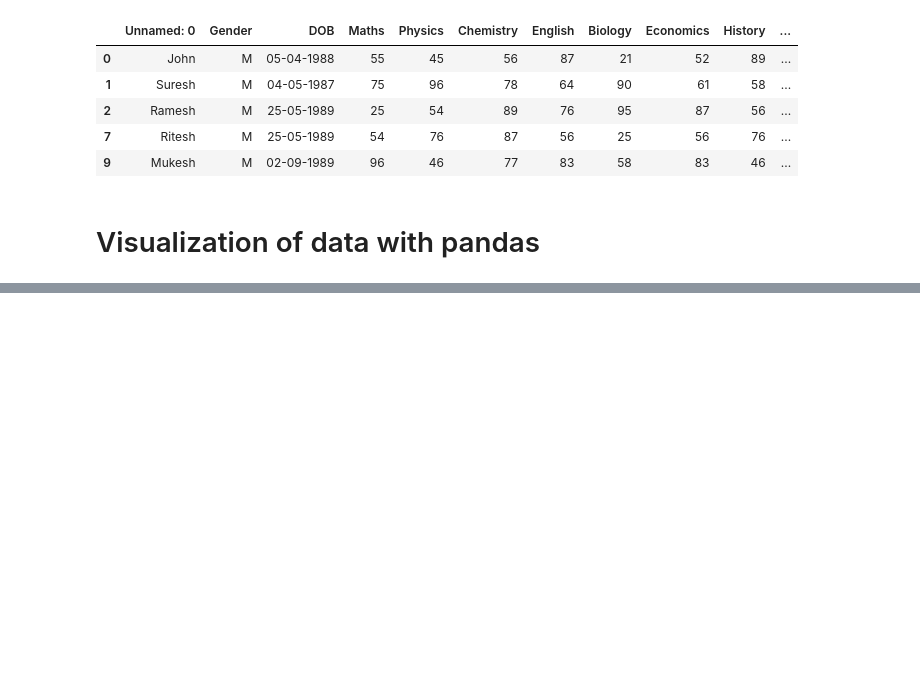
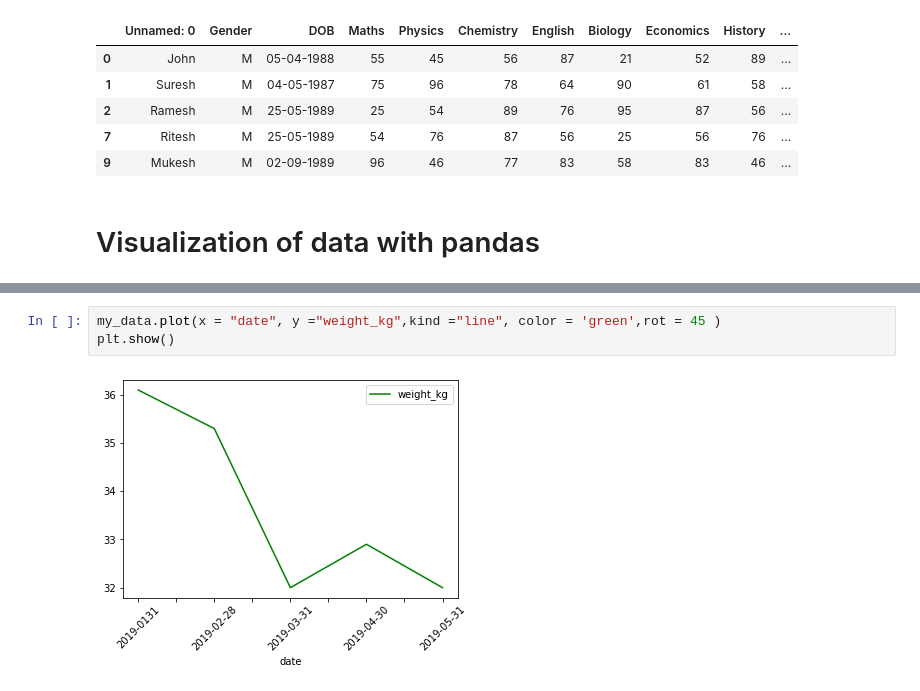
Before and after one commit to olivierla412/data_Camp, a Jupyter notebook: data_camp.ipynb, the cells around one changed output, grey strips where cells are left out. Cells and saved outputs as stored; diff of their text form; blank space fills up the shorter version.

```diff
--- a/data_camp.ipynb
+++ b/data_camp.ipynb
@@ -513,0 +523,5 @@ plt.show()
+# %%
+my_data.plot(x = "date", y ="weight_kg",kind ="line", color = 'green',rot = 45 )
+plt.show()
+# %% [output]
+[figure, added]
```
Also changed, not shown: parts of 31 cells of this notebook, 1 other file.
